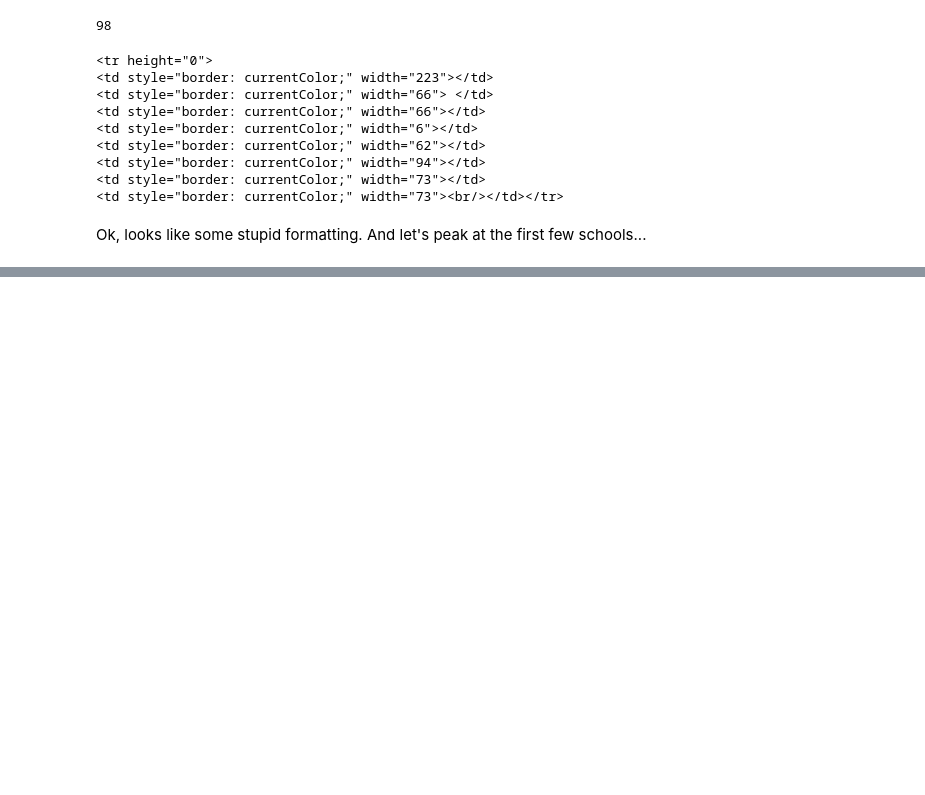
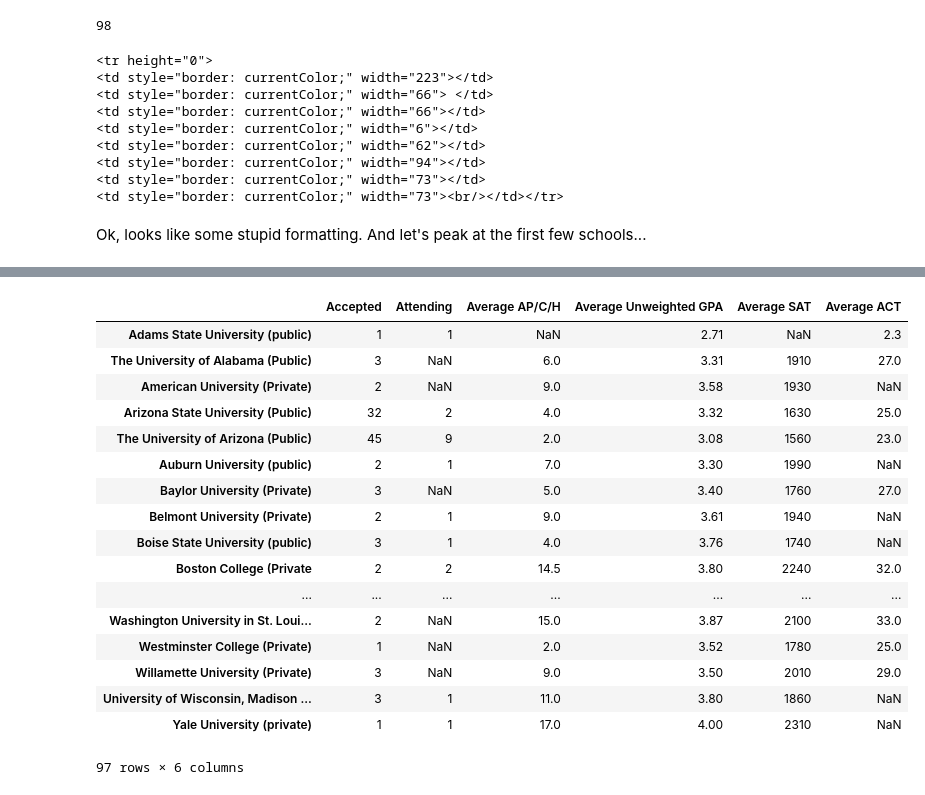
Before and after one commit to yatinla/ophs_stats, a Jupyter notebook: 2014_Matriculation.ipynb, the cells around one changed output, grey strips where cells are left out. Saved outputs shown, nothing was run; the diff lists cells and outputs as text; code cells hidden in the pictures; blank space fills up the shorter version.

Commit message:
Filtered out cr linefeeds from college names

```diff
--- a/2014_Matriculation.ipynb
+++ b/2014_Matriculation.ipynb
@@ -53,24 +55,6 @@ cols
  u'Average\xa0 \xa0ACT']
 # %% [markdown]
 ### Next the table rows for colleges
-# %%
-def get_schools(rows, cols):
-    schools = []
-    ''' Get the data for all of the schools in the table
-        as a list of Pandas Series indexed by cols.
-        The 'name' field of each series will contain the
-        school name.
-    '''
-    for i,r in enumerate(rows):
-        try:
-            data = get_columns(r)
-            s = pd.Series(data[1:],index=cols)
-            s = s.convert_objects(convert_numeric=True)
-            s.name = data[0]
-            schools.append(s)
-        except Exception as e:
-            print 'Exception for row {0} index {1}: {2}'.format(data,i,e)
-    return schools
 # %%
 u1 = get_columns(rows[2])
 print u1
@@ -130,0 +105,19 @@ So really there's not much value in using a Series instead of a plain Python lis
+# %%
+def get_schools(rows, cols):
+    schools = []
+    ''' Get the data for all of the schools in the table
+        as a list of Pandas Series indexed by cols.
+        The 'name' field of each series will contain the
+        school name.
+    '''
+    for i,r in enumerate(rows):
+        try:
+            data = get_columns(r)
+            s = pd.Series(data[1:],index=cols)
+            s = s.convert_objects(convert_numeric=True)
+            #Remove the \r\n from the school names
+            s.name = data[0].encode('utf-8').translate(None,'\r\n')
+            schools.append(s)
+        except Exception as e:
+            print 'Exception for row {0} index {1}: {2}'.format(data,i,e)
+    return schools
@@ -175,2 +173,2 @@ Name: American\r\n  University (Private), dtype: float64]
 # %%
-df3 = pd.DataFrame(schools,columns = cols)
+ophs_df = pd.DataFrame(schools,columns = cols)
@@ -197,0 +175,21 @@ df3
+# %%
+ophs_df
+# %% [output]
+|  | Accepted | Attending | Average AP/C/H | Average Unweighted GPA | Average SAT | Average ACT |
+| Adams State University (public) | 1 | 1 | NaN | 2.71 | NaN | 2.3 |
+| The University of Alabama (Public) | 3 | NaN | 6.0 | 3.31 | 1910 | 27.0 |
+| American University (Private) | 2 | NaN | 9.0 | 3.58 | 1930 | NaN |
+| Arizona State University (Public) | 32 | 2 | 4.0 | 3.32 | 1630 | 25.0 |
+| The University of Arizona (Public) | 45 | 9 | 2.0 | 3.08 | 1560 | 23.0 |
+| Auburn University (public) | 2 | 1 | 7.0 | 3.30 | 1990 | NaN |
+| Baylor University (Private) | 3 | NaN | 5.0 | 3.40 | 1760 | 27.0 |
+| Belmont University (Private) | 2 | 1 | 9.0 | 3.61 | 1940 | NaN |
+| Boise State University (public) | 3 | 1 | 4.0 | 3.76 | 1740 | NaN |
+| Boston College (Private | 2 | 2 | 14.5 | 3.80 | 2240 | 32.0 |
+| ... | ... | ... | ... | ... | ... | ... |
+| Washington University in St. Loui... | 2 | NaN | 15.0 | 3.87 | 2100 | 33.0 |
+| Westminster College (Private) | 1 | NaN | 2.0 | 3.52 | 1780 | 25.0 |
+| Willamette University (Private) | 3 | NaN | 9.0 | 3.50 | 2010 | 29.0 |
+| University of Wisconsin, Madison ... | 3 | 1 | 11.0 | 3.80 | 1860 | NaN |
+| Yale University (private) | 1 | 1 | 17.0 | 4.00 | 2310 | NaN |
+97 rows × 6 columns
```
Also changed, not shown: parts of 15 cells of this notebook.
